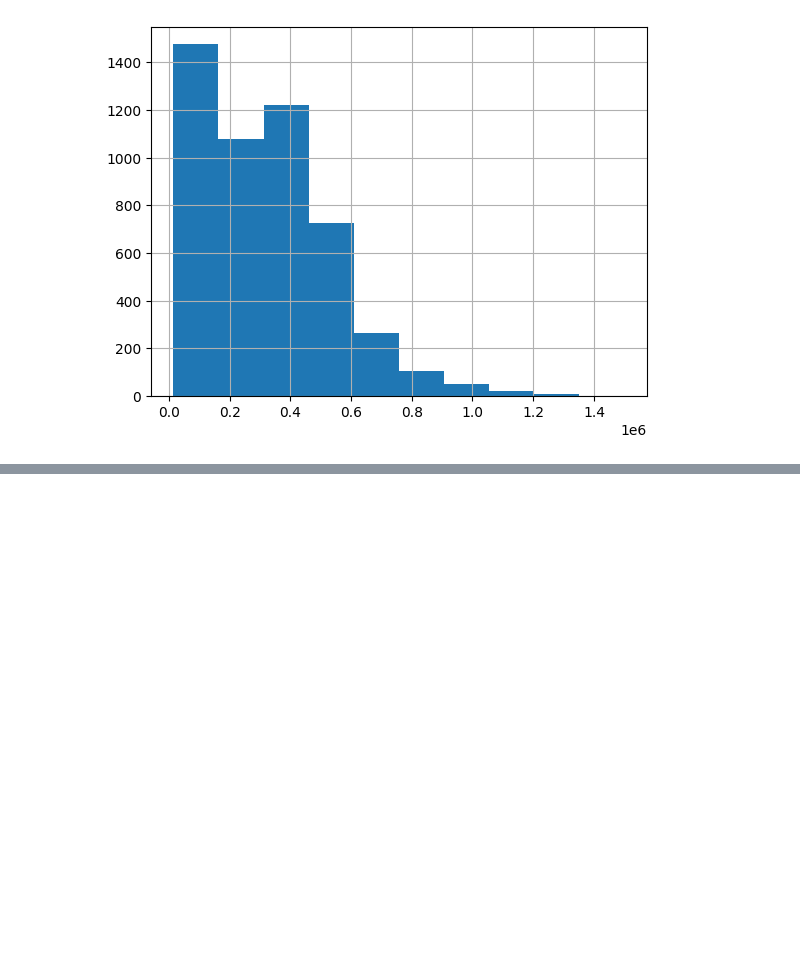
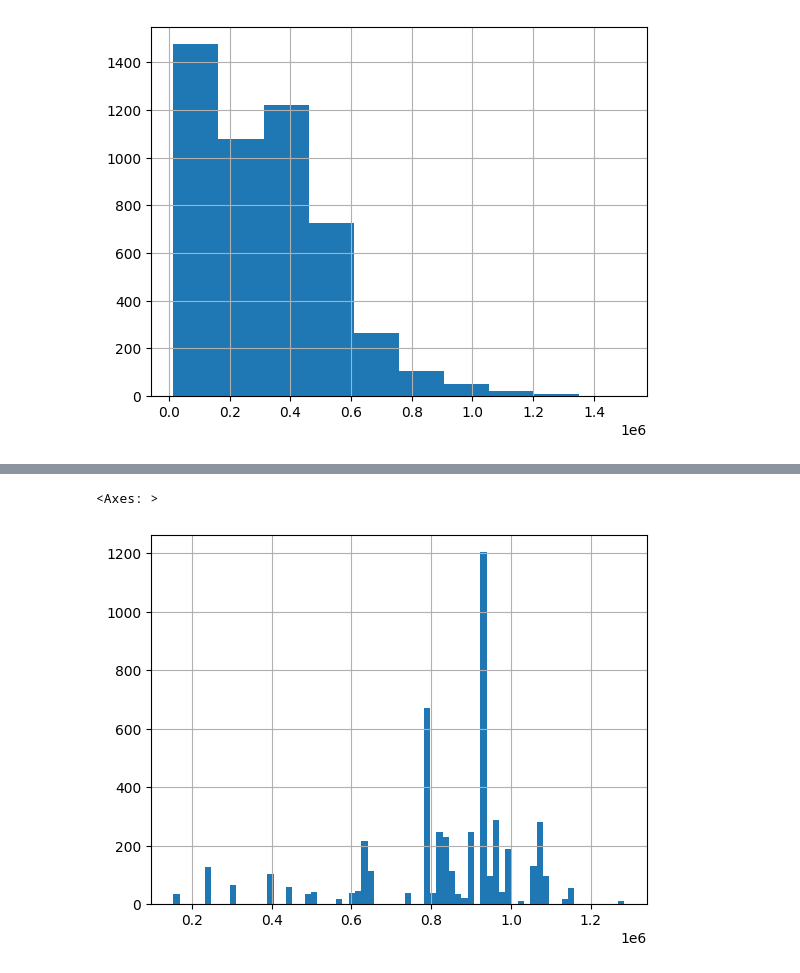
Before and after one commit to leekyuyoung202306/PYTHON, a Jupyter notebook: 12주차/[12주차]데이터분석04.ipynb, the cells around one changed output, grey strips where cells are left out. Cells and saved outputs as stored; diff of their text form; code cells hidden in the pictures; blank space fills up the shorter version.

```diff
--- a/12주차/[12주차]데이터분석04.ipynb
+++ b/12주차/[12주차]데이터분석04.ipynb
@@ -89,0 +90,6 @@ df_price_moel_z_score.hist()
+# %%
+# 출고가 피처 탐색
+df['factory_price'].hist(bins='auto')
+# %% [output]
+<Axes: >
+[figure, added]
```
Also changed, not shown: parts of 11 cells of this notebook.
